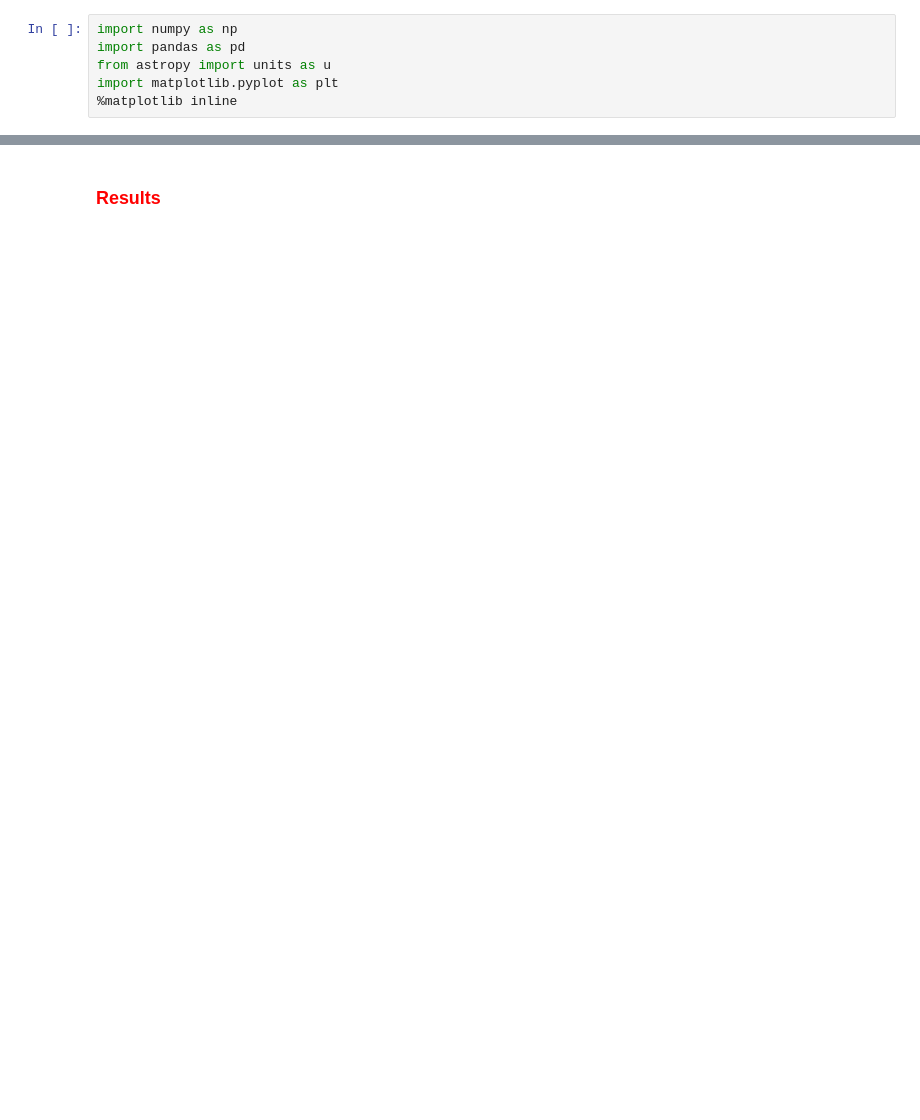
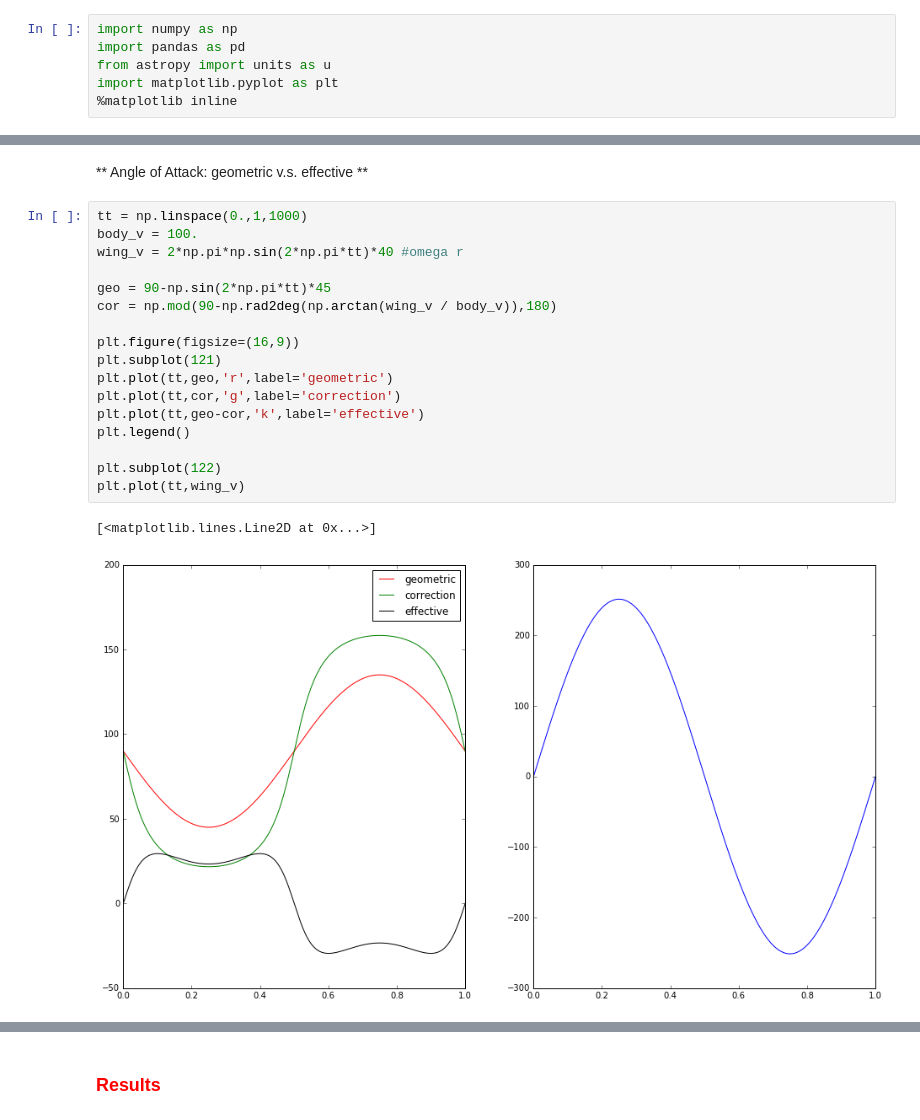
Before and after one commit to Ravirajadrangi/Biomechanics-of-Flight., a Jupyter notebook: dynamics/QS.ipynb, the cells around one changed output, grey strips where cells are left out. Cells and saved outputs as stored; diff of their text form; blank space fills up the shorter version.

```diff
--- a/dynamics/QS.ipynb
+++ b/dynamics/QS.ipynb
@@ -210,0 +208,22 @@ def transl_forces(c,r,v,alpha,rho=rho_air):
+# %% [markdown]
+** Angle of Attack: geometric v.s. effective **
+# %%
+tt = np.linspace(0.,1,1000)
+body_v = 100.
+wing_v = 2*np.pi*np.sin(2*np.pi*tt)*40 #omega r
+
+geo = 90-np.sin(2*np.pi*tt)*45
+cor = np.mod(90-np.rad2deg(np.arctan(wing_v / body_v)),180)
+
+plt.figure(figsize=(16,9))
+plt.subplot(121)
+plt.plot(tt,geo,'r',label='geometric')
+plt.plot(tt,cor,'g',label='correction')
+plt.plot(tt,geo-cor,'k',label='effective')
+plt.legend()
+
+plt.subplot(122)
+plt.plot(tt,wing_v)
+# %% [output]
+[<matplotlib.lines.Line2D at 0x...>]
+[figure, added]
```
Also changed, not shown: parts of 25 cells of this notebook, 2 other files.
